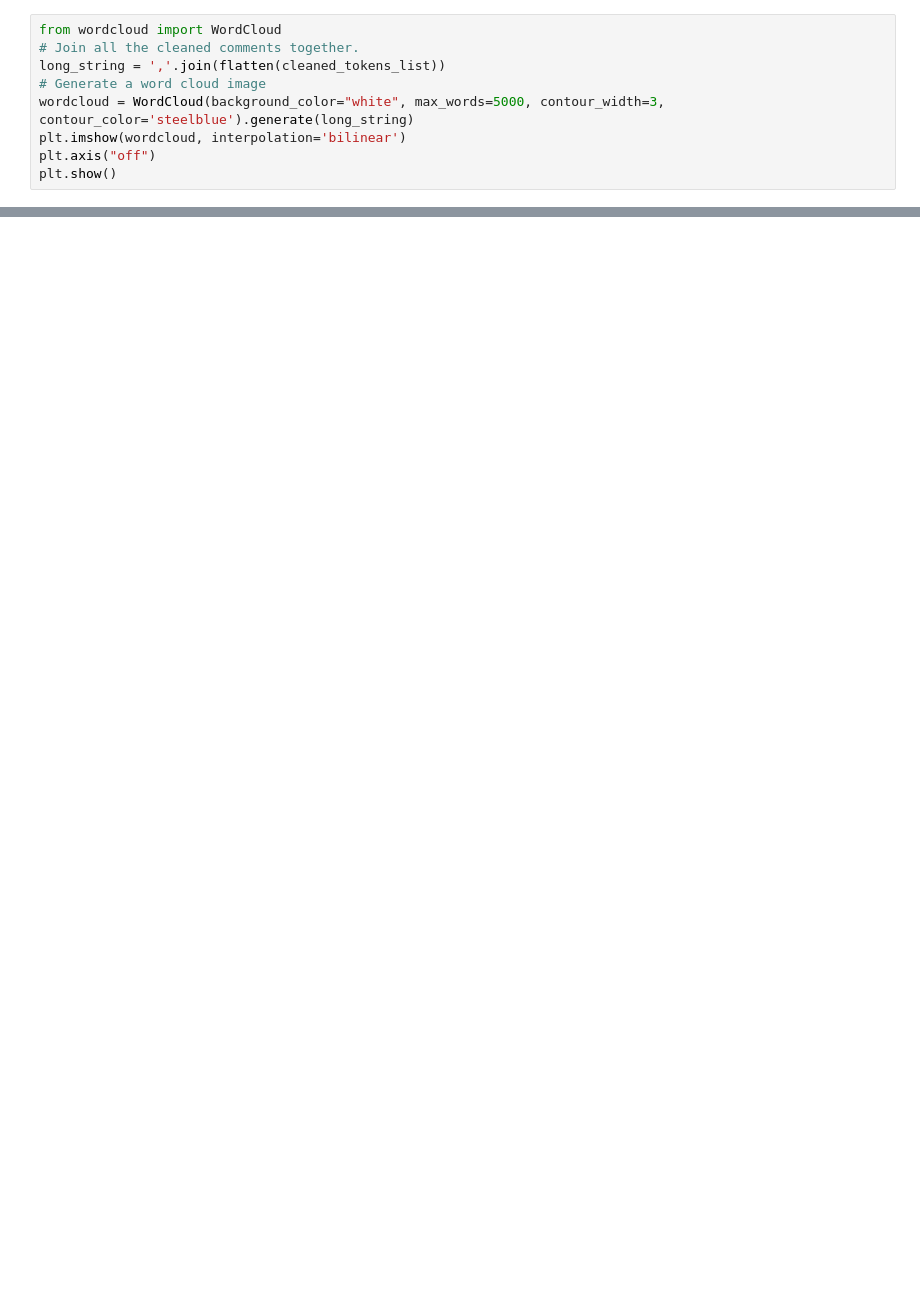
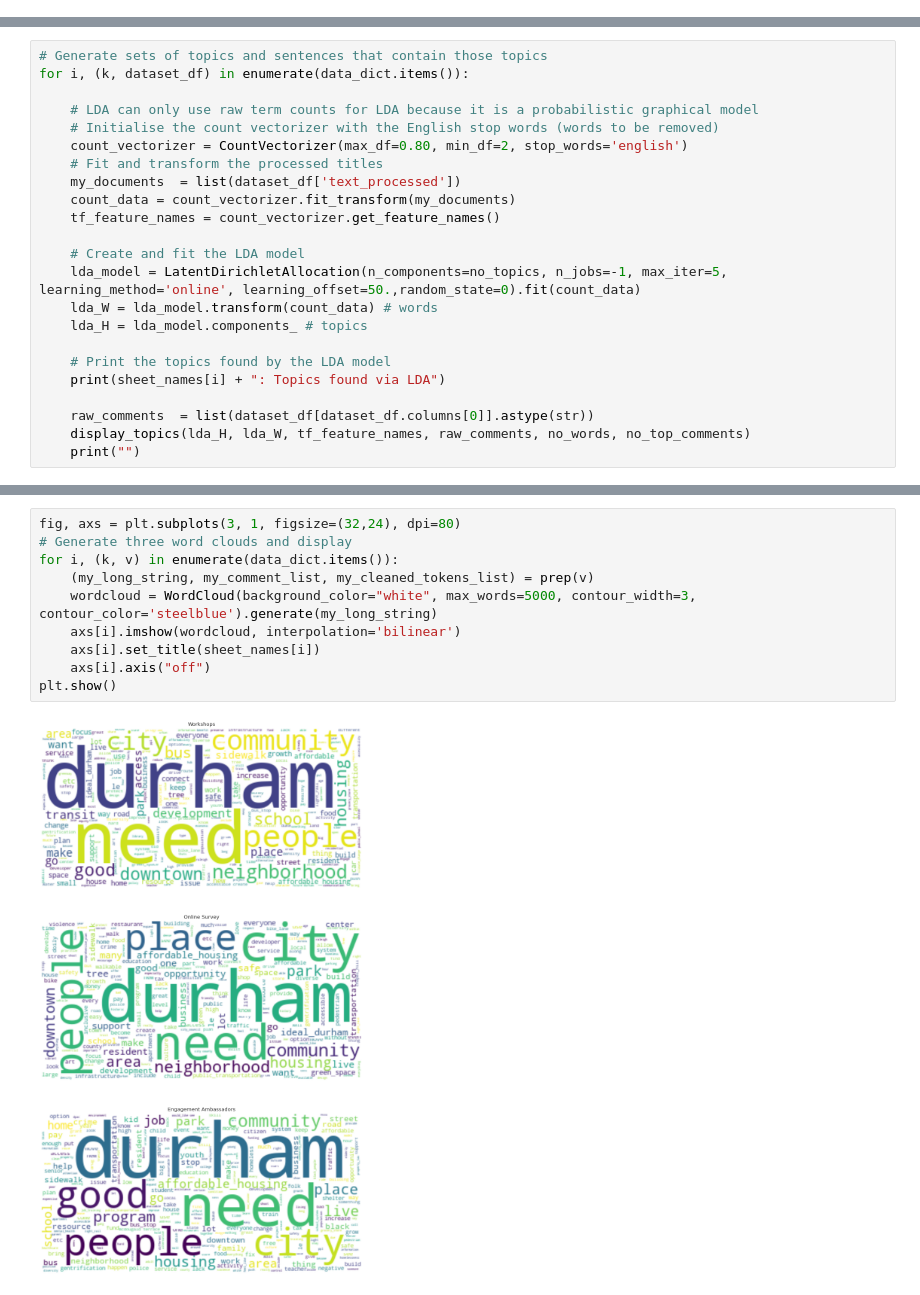
Before and after one commit to davidbradway/ENGAGEDurham, a Jupyter notebook: Durham_topicmodeling.ipynb, the cells around one changed output, grey strips where cells are left out. Drawn from its saved outputs; the diff is of its cells as text; blank space fills up the shorter version.

```diff
--- a/Durham_topicmodeling.ipynb
+++ b/Durham_topicmodeling.ipynb
@@ -375,9 +0,0 @@ plt.show()
-# %%
-from wordcloud import WordCloud
-# Join all the cleaned comments together.
-long_string = ','.join(flatten(cleaned_tokens_list))
-# Generate a word cloud image
-wordcloud = WordCloud(background_color="white", max_words=5000, contour_width=3, contour_color='steelblue').generate(long_string)
-plt.imshow(wordcloud, interpolation='bilinear')
-plt.axis("off")
-plt.show()
@@ -385,0 +282,23 @@ plt.show()
+# %%
+# Generate sets of topics and sentences that contain those topics
+for i, (k, dataset_df) in enumerate(data_dict.items()):
+
+    # LDA can only use raw term counts for LDA because it is a probabilistic graphical model
+    # Initialise the count vectorizer with the English stop words (words to be removed)
+    count_vectorizer = CountVectorizer(max_df=0.80, min_df=2, stop_words='english')
+    # Fit and transform the processed titles
+    my_documents  = list(dataset_df['text_processed'])
+    count_data = count_vectorizer.fit_transform(my_documents)
+    tf_feature_names = count_vectorizer.get_feature_names()
+
+    # Create and fit the LDA model
+    lda_model = LatentDirichletAllocation(n_components=no_topics, n_jobs=-1, max_iter=5, learning_method='online', learning_offset=50.,random_state=0).fit(count_data)
+    lda_W = lda_model.transform(count_data) # words
+    lda_H = lda_model.components_ # topics
+
+    # Print the topics found by the LDA model
+    print(sheet_names[i] + ": Topics found via LDA")
+
+    raw_comments  = list(dataset_df[dataset_df.columns[0]].astype(str))
+    display_topics(lda_H, lda_W, tf_feature_names, raw_comments, no_words, no_top_comments)
+    print("")
@@ -385,0 +325,12 @@ plt.show()
+# %%
+fig, axs = plt.subplots(3, 1, figsize=(32,24), dpi=80)
+# Generate three word clouds and display
+for i, (k, v) in enumerate(data_dict.items()):
+    (my_long_string, my_comment_list, my_cleaned_tokens_list) = prep(v)
+    wordcloud = WordCloud(background_color="white", max_words=5000, contour_width=3, contour_color='steelblue').generate(my_long_string)
+    axs[i].imshow(wordcloud, interpolation='bilinear')
+    axs[i].set_title(sheet_names[i])
+    axs[i].axis("off")
+plt.show()
+# %% [output]
+[figure, added]
```
Also changed, not shown: parts of 38 cells of this notebook.
